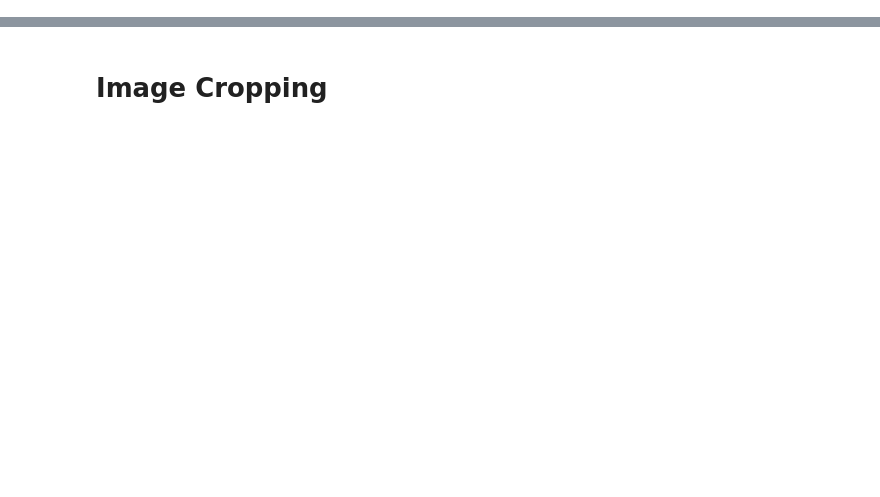
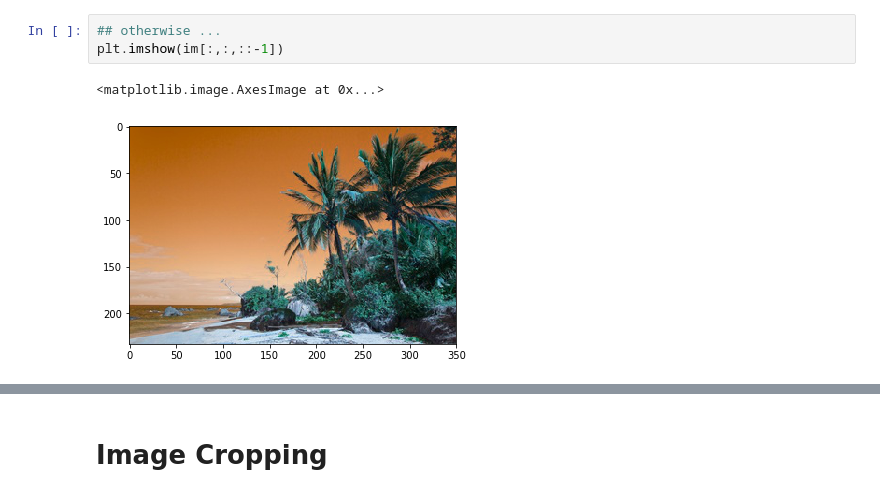
Before and after one commit to hukim1112/computer_vision, a Jupyter notebook: Transformations.ipynb, the cells around one changed output, grey strips where cells are left out. Saved outputs shown, nothing was run; the diff lists cells and outputs as text; blank space fills up the shorter version.

```diff
--- a/Transformations.ipynb
+++ b/Transformations.ipynb
@@ -13,0 +33,6 @@ img = cv2.imread('data/beach.jpg')
+# %%
+## otherwise ...
+plt.imshow(im[:,:,::-1])
+# %% [output]
+<matplotlib.image.AxesImage at 0x...>
+[figure, added]
```
Also changed, not shown: parts of 32 cells of this notebook, 7 other files.
